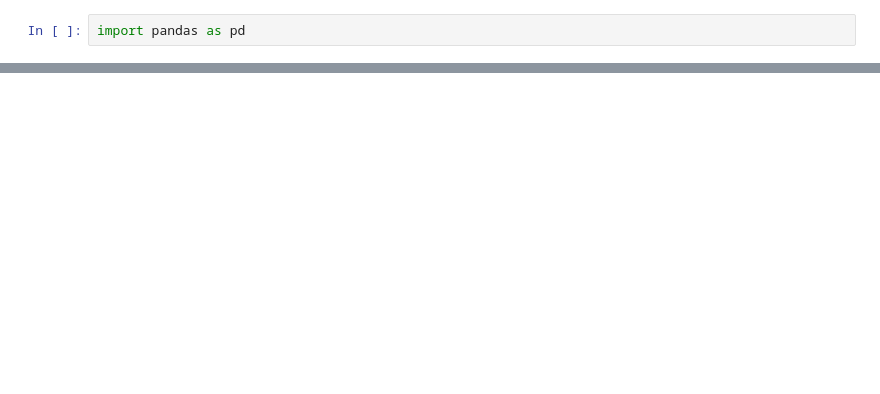
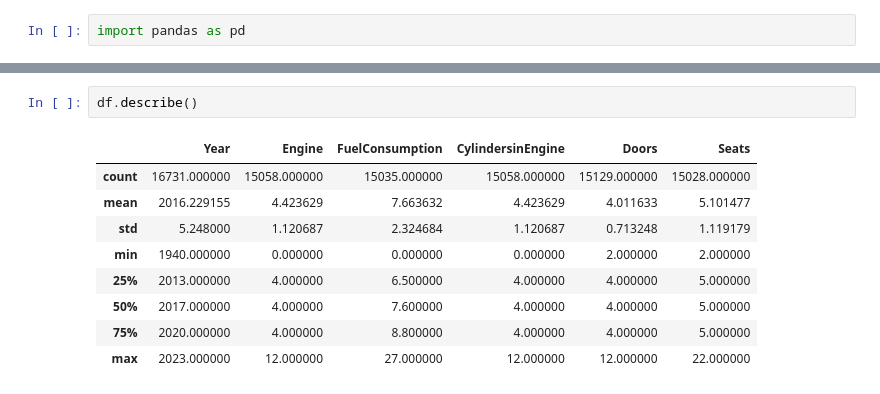
Before and after one commit to izsom/BusinessIntelligence, a Jupyter notebook: Sub3/data_check.ipynb, the cells around one changed output, grey strips where cells are left out. Drawn from its saved outputs; the diff is of its cells as text; blank space fills up the shorter version.

```diff
--- a/Sub3/data_check.ipynb
+++ b/Sub3/data_check.ipynb
@@ -18,0 +124,12 @@ SyntaxError: f-string: unmatched '[' (1869629323.py, line 1)
+# %%
+df.describe()
+# %% [output]
+|  | Year | Engine | FuelConsumption | CylindersinEngine | Doors | Seats |
+| count | 16731.000000 | 15058.000000 | 15035.000000 | 15058.000000 | 15129.000000 | 15028.000000 |
+| mean | 2016.229155 | 4.423629 | 7.663632 | 4.423629 | 4.011633 | 5.101477 |
+| std | 5.248000 | 1.120687 | 2.324684 | 1.120687 | 0.713248 | 1.119179 |
+| min | 1940.000000 | 0.000000 | 0.000000 | 0.000000 | 2.000000 | 2.000000 |
+| 25% | 2013.000000 | 4.000000 | 6.500000 | 4.000000 | 4.000000 | 5.000000 |
+| 50% | 2017.000000 | 4.000000 | 7.600000 | 4.000000 | 4.000000 | 5.000000 |
+| 75% | 2020.000000 | 4.000000 | 8.800000 | 4.000000 | 4.000000 | 5.000000 |
+| max | 2023.000000 | 12.000000 | 27.000000 | 12.000000 | 12.000000 | 22.000000 |
```
Also changed, not shown: parts of 19 cells of this notebook.
